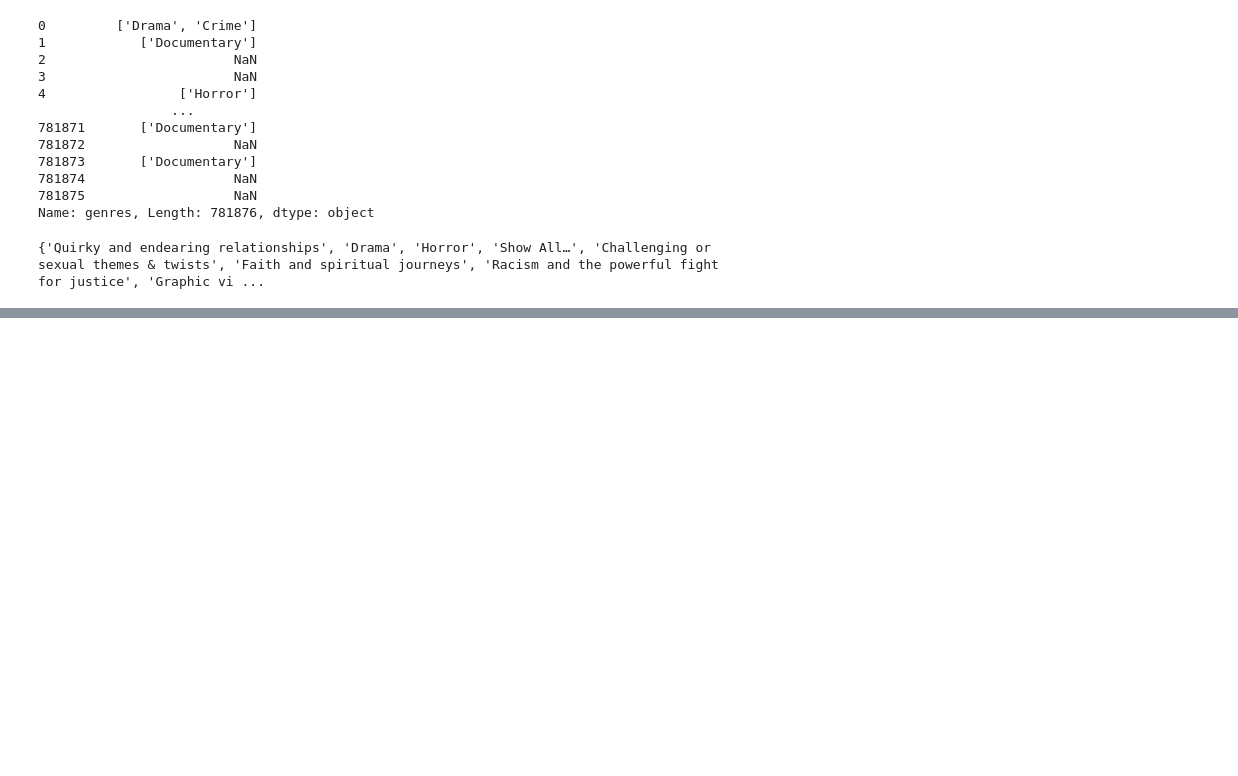
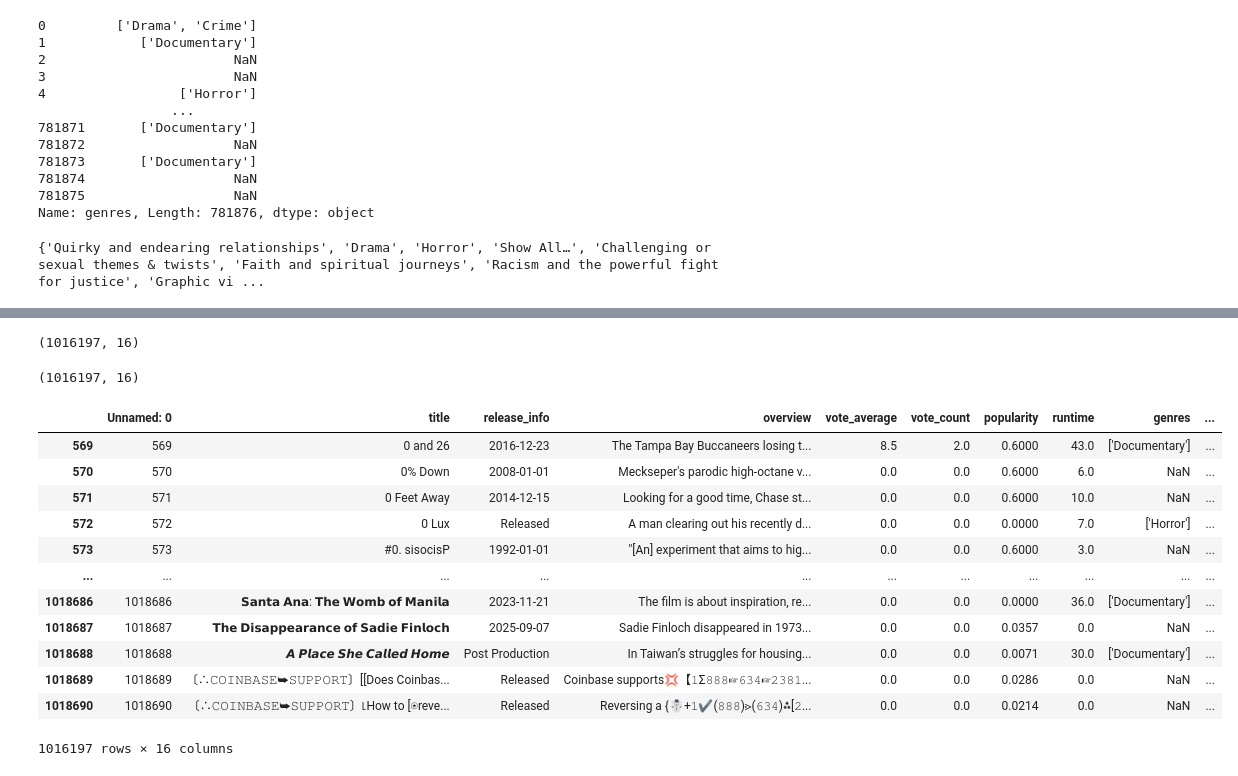
Before and after one commit to WorriedSeat/RAG, a Jupyter notebook: src/dataset/dataset_experiments.ipynb, the cells around one changed output, grey strips where cells are left out. Saved outputs shown, nothing was run; the diff lists cells and outputs as text; code cells hidden in the pictures; blank space fills up the shorter version.

```diff
--- a/src/dataset/dataset_experiments.ipynb
+++ b/src/dataset/dataset_experiments.ipynb
@@ -515,3 +533,8 @@ Name: genres, Length: 781876, dtype: object
 print(genres)
 # %% [output]
 {'Quirky and endearing relationships', 'Drama', 'Horror', 'Show All…', 'Challenging or sexual themes & twists', 'Faith and spiritual journeys', 'Racism and the powerful fight for justice', 'Graphic vi ...
+# %%
+import pandas as pd
+
+df = pd.read_csv("../../data/prep/film_data.csv")
+df.shape
@@ -517,0 +582,25 @@ print(genres)
+# %%
+df_cleared.shape
+# %% [output]
+(1016197, 16)
+# %%
+df_cleared.drop_duplicates(inplace=True)
+df_cleared.shape
+# %% [output]
+(1016197, 16)
+# %%
+df_cleared
+# %% [output]
+|  | Unnamed: 0 | title | release_info | overview | vote_average | vote_count | popularity | runtime | genres | ... |
+| 569 | 569 | 0 and 26 | 2016-12-23 | The Tampa Bay Buccaneers losing t... | 8.5 | 2.0 | 0.6000 | 43.0 | ['Documentary'] | ... |
+| 570 | 570 | 0% Down | 2008-01-01 | Meckseper's parodic high-octane v... | 0.0 | 0.0 | 0.6000 | 6.0 | NaN | ... |
+| 571 | 571 | 0 Feet Away | 2014-12-15 | Looking for a good time, Chase st... | 0.0 | 0.0 | 0.6000 | 10.0 | NaN | ... |
+| 572 | 572 | 0 Lux | Released | A man clearing out his recently d... | 0.0 | 0.0 | 0.0000 | 7.0 | ['Horror'] | ... |
+| 573 | 573 | #0. sisocisP | 1992-01-01 | "[An] experiment that aims to hig... | 0.0 | 0.0 | 0.6000 | 3.0 | NaN | ... |
+| ... | ... | ... | ... | ... | ... | ... | ... | ... | ... | ... |
+| 1018686 | 1018686 | 𝗦𝗮𝗻𝘁𝗮 𝗔𝗻𝗮: 𝗧𝗵𝗲 𝗪𝗼𝗺𝗯 𝗼𝗳 𝗠𝗮𝗻𝗶𝗹𝗮 | 2023-11-21 | The film is about inspiration, re... | 0.0 | 0.0 | 0.0000 | 36.0 | ['Documentary'] | ... |
+| 1018687 | 1018687 | 𝗧𝗵𝗲 𝗗𝗶𝘀𝗮𝗽𝗽𝗲𝗮𝗿𝗮𝗻𝗰𝗲 𝗼𝗳 𝗦𝗮𝗱𝗶𝗲 𝗙𝗶𝗻𝗹𝗼𝗰𝗵 | 2025-09-07 | Sadie Finloch disappeared in 1973... | 0.0 | 0.0 | 0.0357 | 0.0 | NaN | ... |
+| 1018688 | 1018688 | 𝘼 𝙋𝙡𝙖𝙘𝙚 𝙎𝙝𝙚 𝘾𝙖𝙡𝙡𝙚𝙙 𝙃𝙤𝙢𝙚 | Post Production | In Taiwan’s struggles for housing... | 0.0 | 0.0 | 0.0071 | 30.0 | ['Documentary'] | ... |
+| 1018689 | 1018689 | 〔∴𝙲𝙾𝙸𝙽𝙱𝙰𝚂𝙴➥𝚂𝚄𝙿𝙿𝙾𝚁𝚃〕[[Does Coinbas... | Released | Coinbase supports💢【𝟷Σ𝟾𝟾𝟾☞𝟼𝟹𝟺☞𝟸𝟹𝟾𝟷... | 0.0 | 0.0 | 0.0286 | 0.0 | NaN | ... |
+| 1018690 | 1018690 | 〔∴𝙲𝙾𝙸𝙽𝙱𝙰𝚂𝙴➥𝚂𝚄𝙿𝙿𝙾𝚁𝚃〕⌊How to [⍟reve... | Released | Reversing a {☃️+𝟷✔️(𝟾𝟾𝟾)⋗(𝟼𝟹𝟺)⁂[𝟸... | 0.0 | 0.0 | 0.0214 | 0.0 | NaN | ... |
+1016197 rows × 16 columns
```
Also changed, not shown: parts of 14 cells of this notebook, 3 other files.
